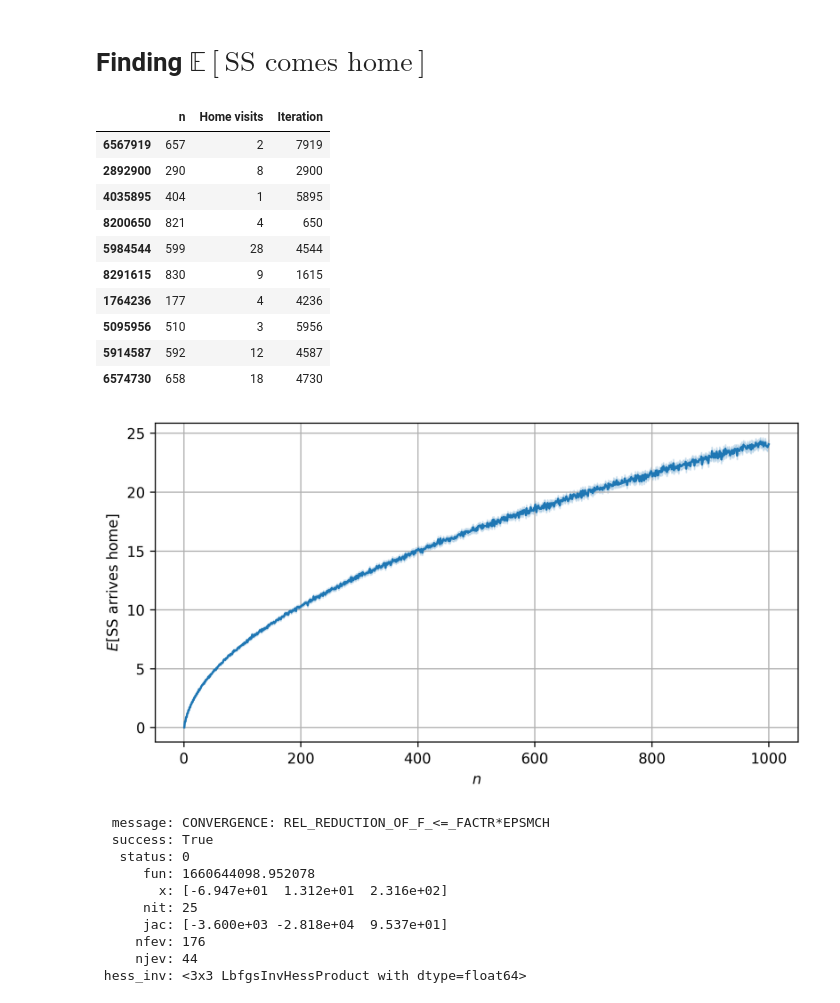
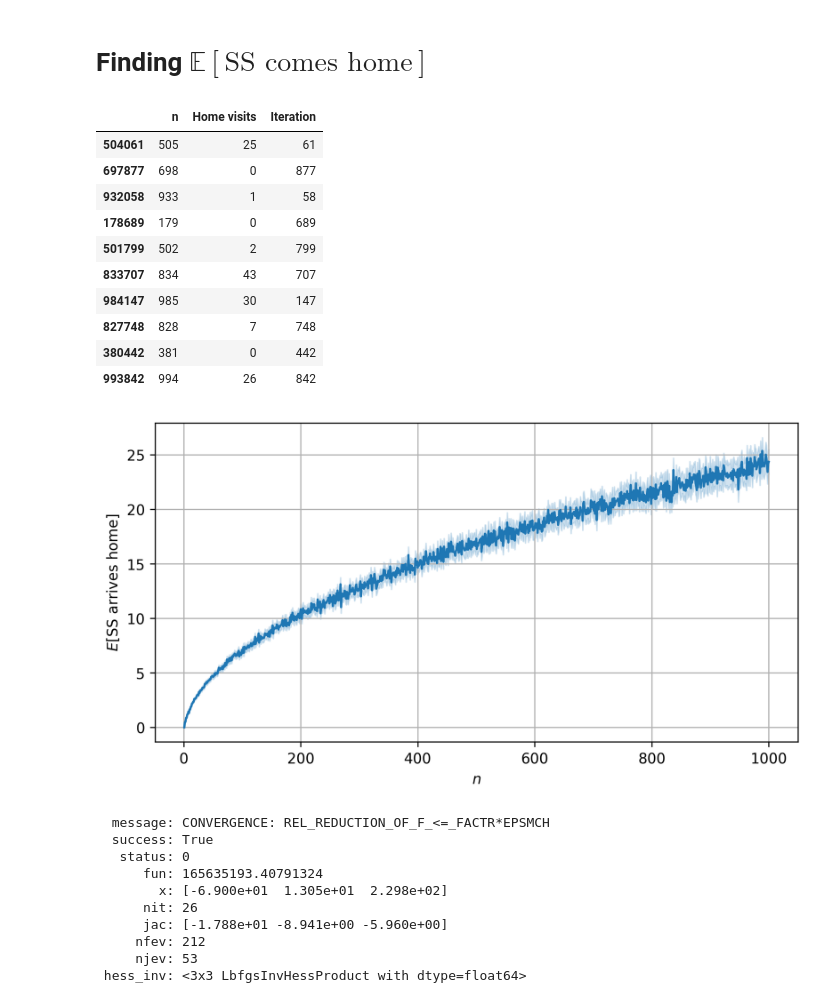
Before and after one commit to nngerncham/cs315_private, a Jupyter notebook: midterm/Problem 2.ipynb, the cells around one changed output. Saved outputs shown, nothing was run; the diff lists cells and outputs as text; code cells hidden in the pictures.

```diff
--- a/midterm/Problem 2.ipynb
+++ b/midterm/Problem 2.ipynb
@@ -8,7 +8,7 @@ from scipy.optimize import minimize
 from IPython.display import display, Math
 
 N = 1000
-M = 10000
+M = 1000
 rng = np.random.default_rng()
 
 %matplotlib inline
@@ -48,28 +48,28 @@ df_probs = simulate_rd_walk(N)
 df_probs.sample(10)
 # %% [output]
 |  | n | Home visits | Iteration |
-| 6567919 | 657 | 2 | 7919 |
-| 2892900 | 290 | 8 | 2900 |
-| 4035895 | 404 | 1 | 5895 |
-| 8200650 | 821 | 4 | 650 |
-| 5984544 | 599 | 28 | 4544 |
-| 8291615 | 830 | 9 | 1615 |
-| 1764236 | 177 | 4 | 4236 |
-| 5095956 | 510 | 3 | 5956 |
-| 5914587 | 592 | 12 | 4587 |
-| 6574730 | 658 | 18 | 4730 |
+| 504061 | 505 | 25 | 61 |
+| 697877 | 698 | 0 | 877 |
+| 932058 | 933 | 1 | 58 |
+| 178689 | 179 | 0 | 689 |
+| 501799 | 502 | 2 | 799 |
+| 833707 | 834 | 43 | 707 |
+| 984147 | 985 | 30 | 147 |
+| 827748 | 828 | 7 | 748 |
+| 380442 | 381 | 0 | 442 |
+| 993842 | 994 | 26 | 842 |
 # %%
 fig, ax = plt.subplots(figsize=(8, 4), dpi=300)
 
 sns.lineplot(df_probs, x="n", y="Home visits")
 ax.set_ylabel("$E$[SS arrives home]")
 ax.set_xlabel("$n$")
 
 fig.savefig("graphics/02-arriveshome", bbox_inches='tight')
-plt.grid()
+ax.grid()
 plt.show(fig)
 # %% [output]
-[figure, old version]
+[figure, new version]
 # %%
 s = 0
 
@@ -90,12 +90,12 @@ minimize_res
   message: CONVERGENCE: REL_REDUCTION_OF_F_<=_FACTR*EPSMCH
   success: True
    status: 0
-      fun: 1660644098.952078
-        x: [-6.947e+01  1.312e+01  2.316e+02]
-      nit: 25
-      jac: [-3.600e+03 -2.818e+04  9.537e+01]
-     nfev: 176
-     njev: 44
+      fun: 165635193.40791324
+        x: [-6.900e+01  1.305e+01  2.298e+02]
+      nit: 26
+      jac: [-1.788e+01 -8.941e+00 -5.960e+00]
+     nfev: 212
+     njev: 53
  hess_inv: <3x3 LbfgsInvHessProduct with dtype=float64>
 # %%
 fig, ax = plt.subplots(figsize=(8, 4), dpi=300)
```
Also changed, not shown: parts of 3 cells of this notebook, 1 other file.
